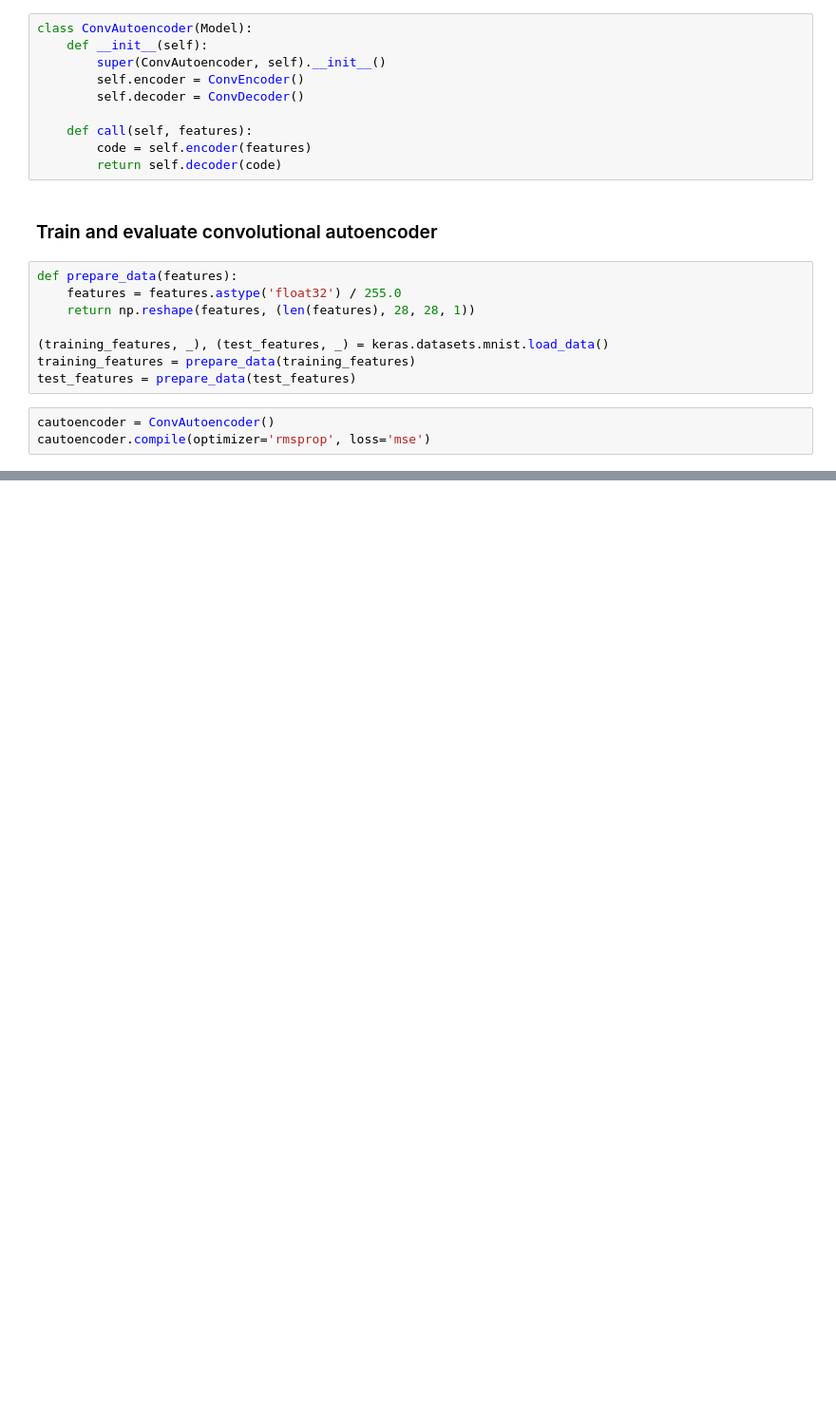
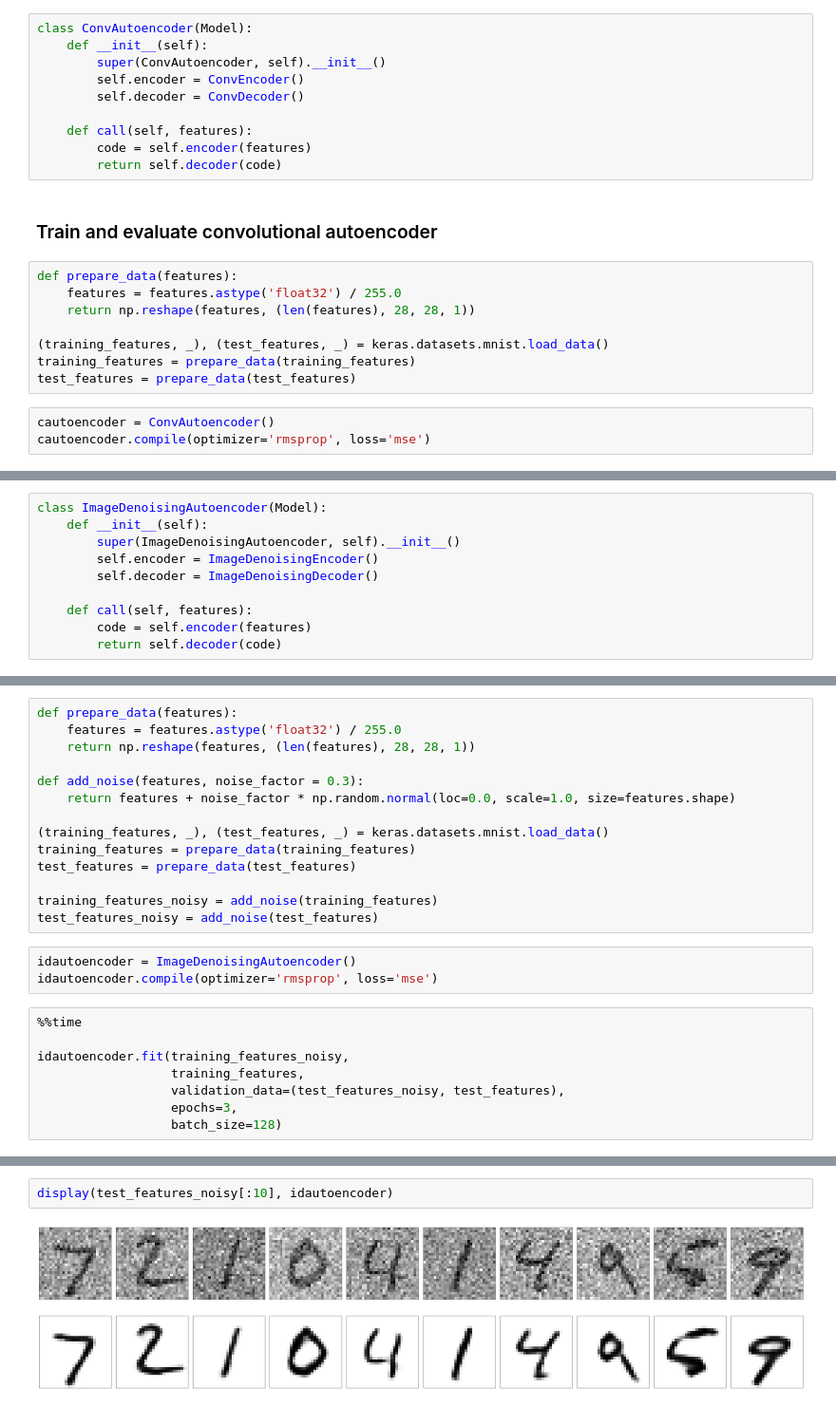
Before and after one commit to aligusnet/data-experiments, a Jupyter notebook: MNIST/tensorflow/autoencoder.ipynb, the cells around one changed output, grey strips where cells are left out. Shown: that part at 95% size. Cells and saved outputs as stored; diff of their text form; blank space fills up the shorter version.

Commit message:
[mnist] implement image denoising autoencoder

```diff
--- a/MNIST/tensorflow/autoencoder.ipynb
+++ b/MNIST/tensorflow/autoencoder.ipynb
@@ -200,0 +234,10 @@ display(test_features[:10], cautoencoder)
+# %%
+class ImageDenoisingAutoencoder(Model):
+    def __init__(self):
+        super(ImageDenoisingAutoencoder, self).__init__()
+        self.encoder = ImageDenoisingEncoder()
+        self.decoder = ImageDenoisingDecoder()
+
+    def call(self, features):
+        code = self.encoder(features)
+        return self.decoder(code)
@@ -200,0 +246,25 @@ display(test_features[:10], cautoencoder)
+# %%
+def prepare_data(features):
+    features = features.astype('float32') / 255.0
+    return np.reshape(features, (len(features), 28, 28, 1))
+
+def add_noise(features, noise_factor = 0.3):
+    return features + noise_factor * np.random.normal(loc=0.0, scale=1.0, size=features.shape)
+
+(training_features, _), (test_features, _) = keras.datasets.mnist.load_data()
+training_features = prepare_data(training_features)
+test_features = prepare_data(test_features)
+
+training_features_noisy = add_noise(training_features)
+test_features_noisy = add_noise(test_features)
+# %%
+idautoencoder = ImageDenoisingAutoencoder()
+idautoencoder.compile(optimizer='rmsprop', loss='mse')
+# %%
+%%time
+
+idautoencoder.fit(training_features_noisy,
+                  training_features,
+                  validation_data=(test_features_noisy, test_features),
+                  epochs=3,
+                  batch_size=128)
@@ -200,0 +281,4 @@ display(test_features[:10], cautoencoder)
+# %%
+display(test_features_noisy[:10], idautoencoder)
+# %% [output]
+[figure, added]
```
Also changed, not shown: parts of 10 cells of this notebook.
